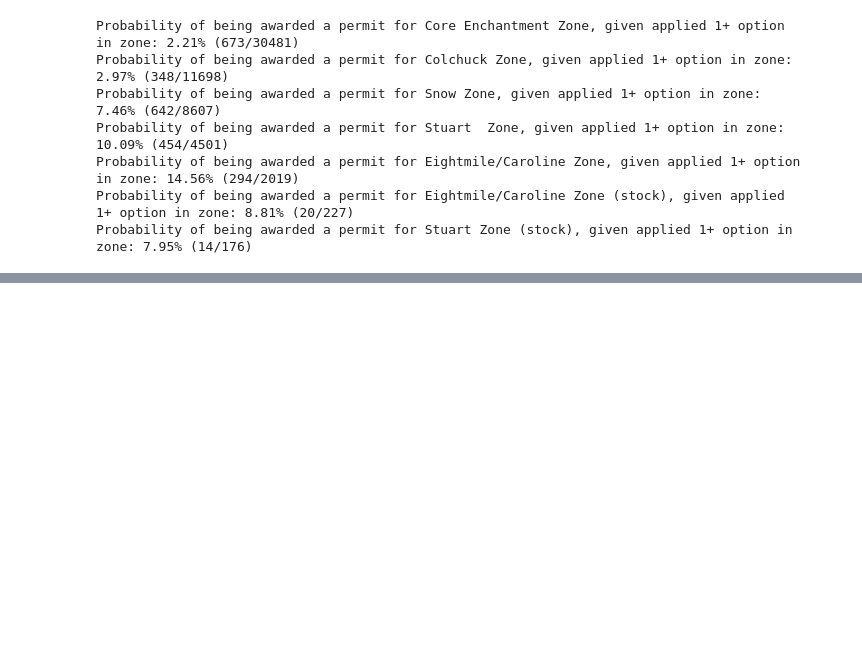
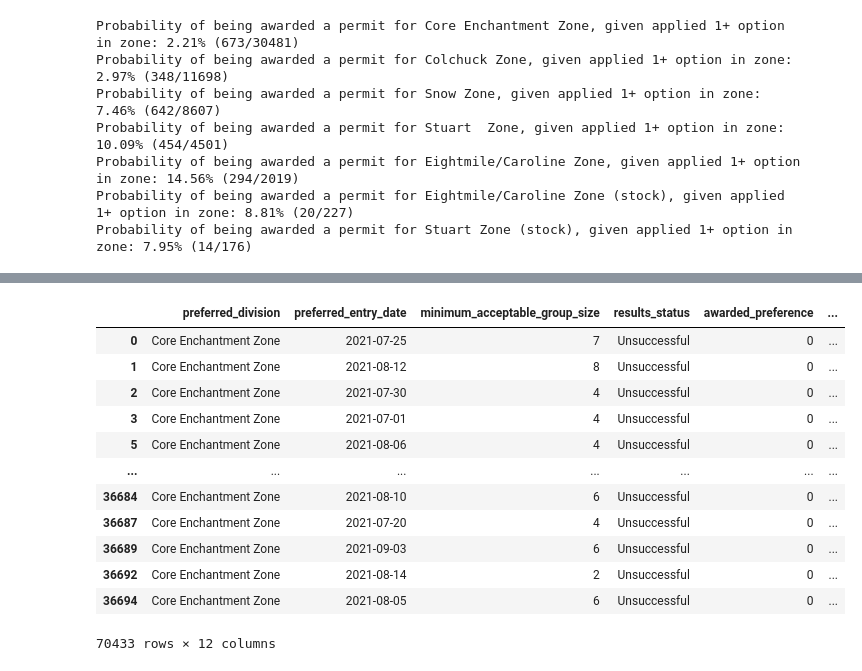
Before and after one commit to jarrett-retz-tech-services/enchantments_lottery, a Jupyter notebook: analysis.ipynb, the cells around one changed output, grey strips where cells are left out. Drawn from its saved outputs; the diff is of its cells as text; code cells hidden in the pictures; blank space fills up the shorter version.

```diff
--- a/analysis.ipynb
+++ b/analysis.ipynb
@@ -306,0 +514,13 @@ Probability of being awarded a permit for Stuart Zone (stock), given applied 1+
+# %%
+# Add the month of the preferred entry date to the dataframe
+import calendar
+
+# Get the month as an integer
+df_split["preferred_entry_date" + "_month"] = df_split["preferred_entry_date"].dt.month
+# Get the month as a string
+df_split["preferred_entry_date" + "_month"] = df_split[
+    "preferred_entry_date" + "_month"
+].apply(lambda x: calendar.month_name[x])
+
+# Check the data
+df_split.head()
@@ -337,0 +1033,21 @@ Next we'll want take a look:
+# %%
+# Get all the Core Enchantment Zone application entries
+split_core_zone_filter = df_split["preferred_division"] == "Core Enchantment Zone"
+
+df_split_core_zone = df_split[split_core_zone_filter]
+
+df_split_core_zone
+# %% [output]
+|  | preferred_division | preferred_entry_date | minimum_acceptable_group_size | results_status | awarded_preference | ... |
+| 0 | Core Enchantment Zone | 2021-07-25 | 7 | Unsuccessful | 0 | ... |
+| 1 | Core Enchantment Zone | 2021-08-12 | 8 | Unsuccessful | 0 | ... |
+| 2 | Core Enchantment Zone | 2021-07-30 | 4 | Unsuccessful | 0 | ... |
+| 3 | Core Enchantment Zone | 2021-07-01 | 4 | Unsuccessful | 0 | ... |
+| 5 | Core Enchantment Zone | 2021-08-06 | 4 | Unsuccessful | 0 | ... |
+| ... | ... | ... | ... | ... | ... | ... |
+| 36684 | Core Enchantment Zone | 2021-08-10 | 6 | Unsuccessful | 0 | ... |
+| 36687 | Core Enchantment Zone | 2021-07-20 | 4 | Unsuccessful | 0 | ... |
+| 36689 | Core Enchantment Zone | 2021-09-03 | 6 | Unsuccessful | 0 | ... |
+| 36692 | Core Enchantment Zone | 2021-08-14 | 2 | Unsuccessful | 0 | ... |
+| 36694 | Core Enchantment Zone | 2021-08-05 | 6 | Unsuccessful | 0 | ... |
+70433 rows × 12 columns
```
Also changed, not shown: parts of 75 cells of this notebook.
